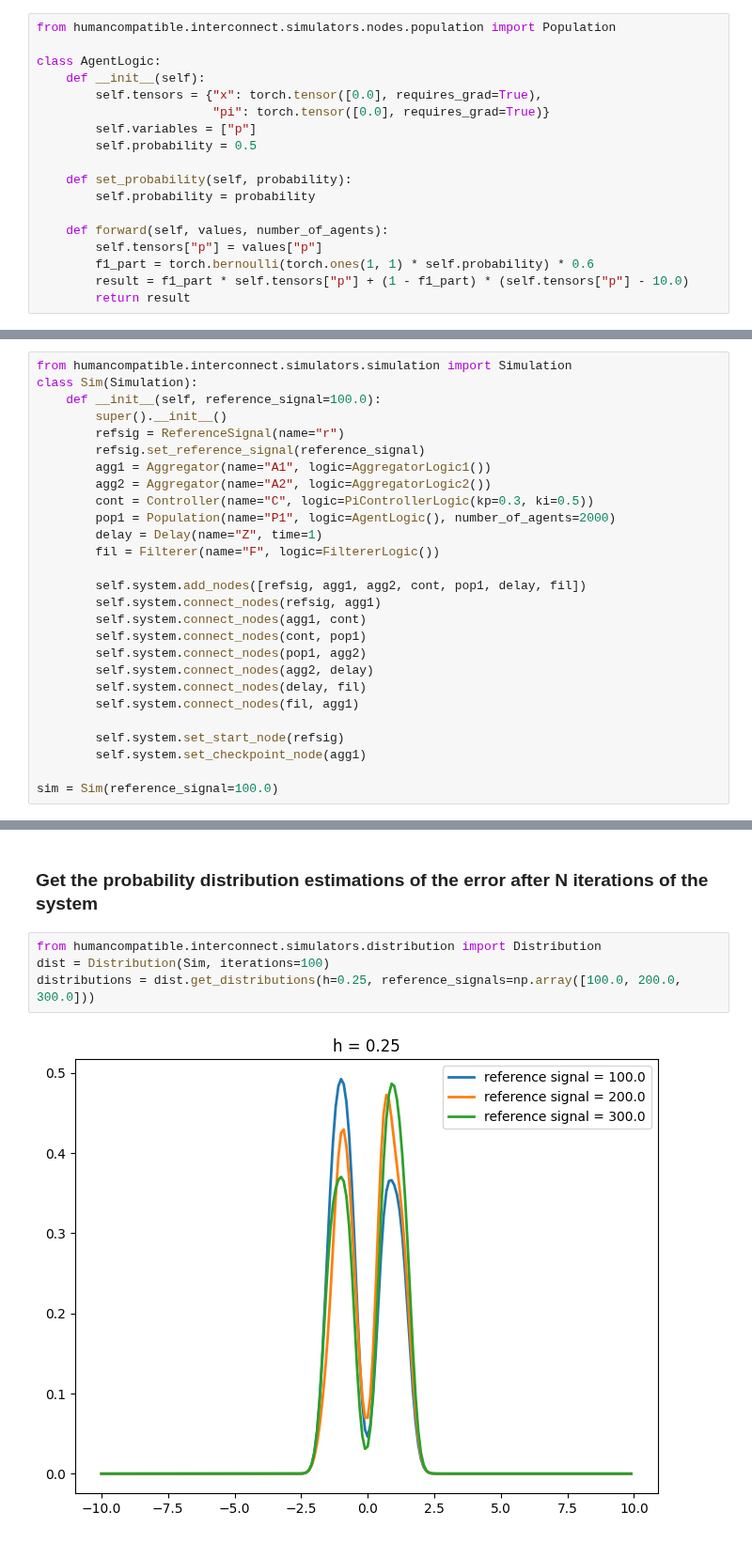
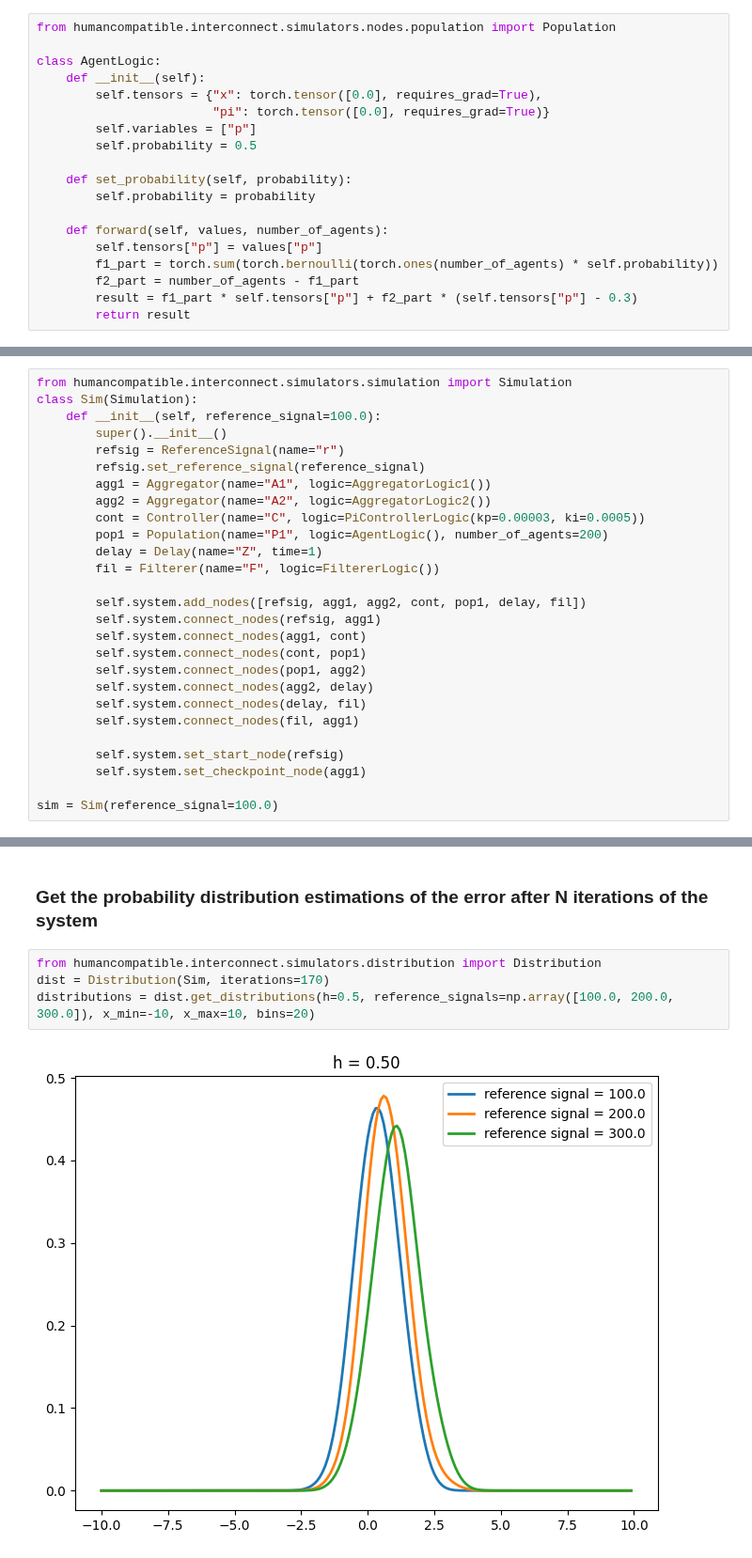
Before and after one commit to humancompatible/interconnect, a Jupyter notebook: examples/basic_simulation.ipynb, the cells around one changed output, grey strips where cells are left out. Shown at 94% size. Cells and saved outputs as stored; diff of their text form.

Commit message:
Update basic_simulation.ipynb so population output actually depends on the number of agents.

```diff
--- a/examples/basic_simulation.ipynb
+++ b/examples/basic_simulation.ipynb
@@ -118,8 +118,9 @@ class AgentLogic:
 
     def forward(self, values, number_of_agents):
         self.tensors["p"] = values["p"]
-        f1_part = torch.bernoulli(torch.ones(1, 1) * self.probability) * 0.6
-        result = f1_part * self.tensors["p"] + (1 - f1_part) * (self.tensors["p"] - 10.0)
+        f1_part = torch.sum(torch.bernoulli(torch.ones(number_of_agents) * self.probability))
+        f2_part = number_of_agents - f1_part
+        result = f1_part * self.tensors["p"] + f2_part * (self.tensors["p"] - 0.3)
         return result
 # %% [markdown]
 ## Delay Node
@@ -169,8 +170,8 @@ class Sim(Simulation):
         refsig.set_reference_signal(reference_signal)
         agg1 = Aggregator(name="A1", logic=AggregatorLogic1())
         agg2 = Aggregator(name="A2", logic=AggregatorLogic2())
-        cont = Controller(name="C", logic=PiControllerLogic(kp=0.3, ki=0.5))
-        pop1 = Population(name="P1", logic=AgentLogic(), number_of_agents=2000)
+        cont = Controller(name="C", logic=PiControllerLogic(kp=0.00003, ki=0.0005))
+        pop1 = Population(name="P1", logic=AgentLogic(), number_of_agents=200)
         delay = Delay(name="Z", time=1)
         fil = Filterer(name="F", logic=FiltererLogic())
 
@@ -243,7 +244,7 @@ Factor = 0.2666666805744171
 ### Get the probability distribution estimations of the error after N iterations of the system
 # %%
 from humancompatible.interconnect.simulators.distribution import Distribution
-dist = Distribution(Sim, iterations=100)
-distributions = dist.get_distributions(h=0.25, reference_signals=np.array([100.0, 200.0, 300.0]))
+dist = Distribution(Sim, iterations=170)
+distributions = dist.get_distributions(h=0.5, reference_signals=np.array([100.0, 200.0, 300.0]), x_min=-10, x_max=10, bins=20)
 # %% [output]
-[figure, old version]
+[figure, new version]
```
Also changed, not shown: parts of 5 cells of this notebook, 1 other file.
